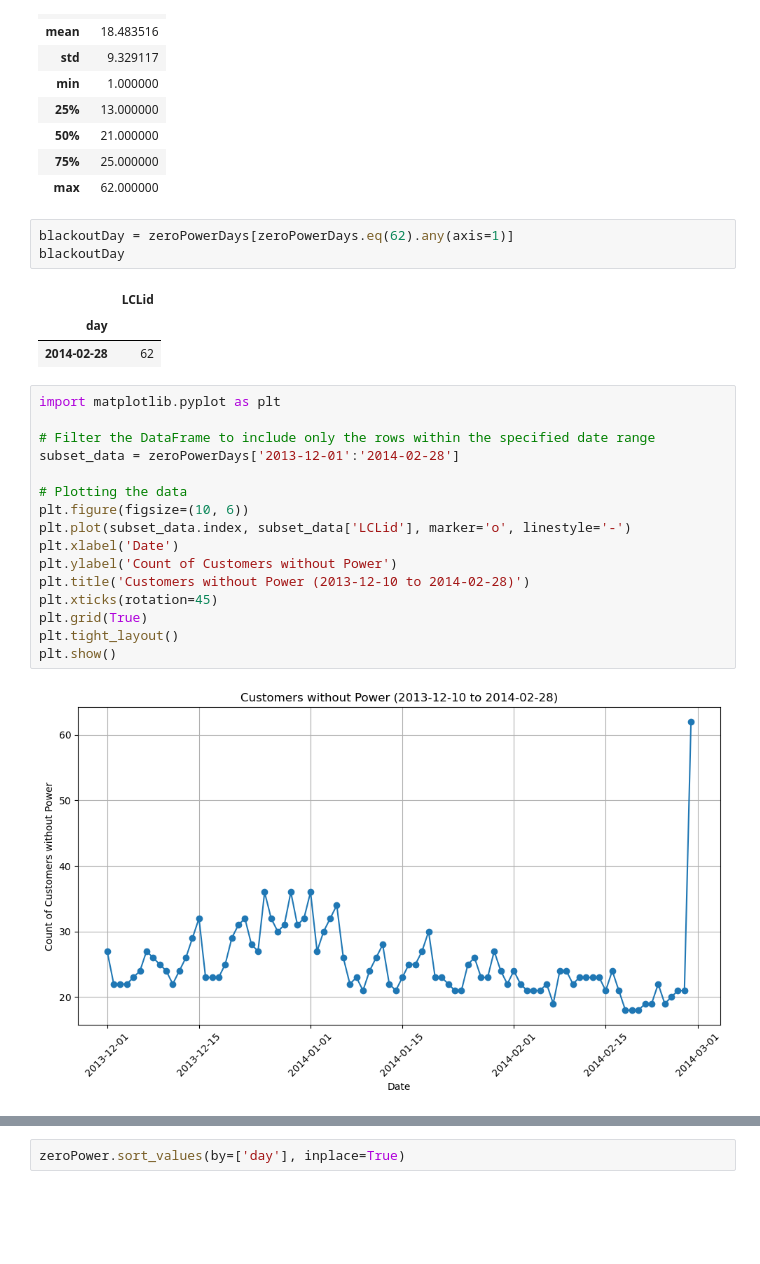
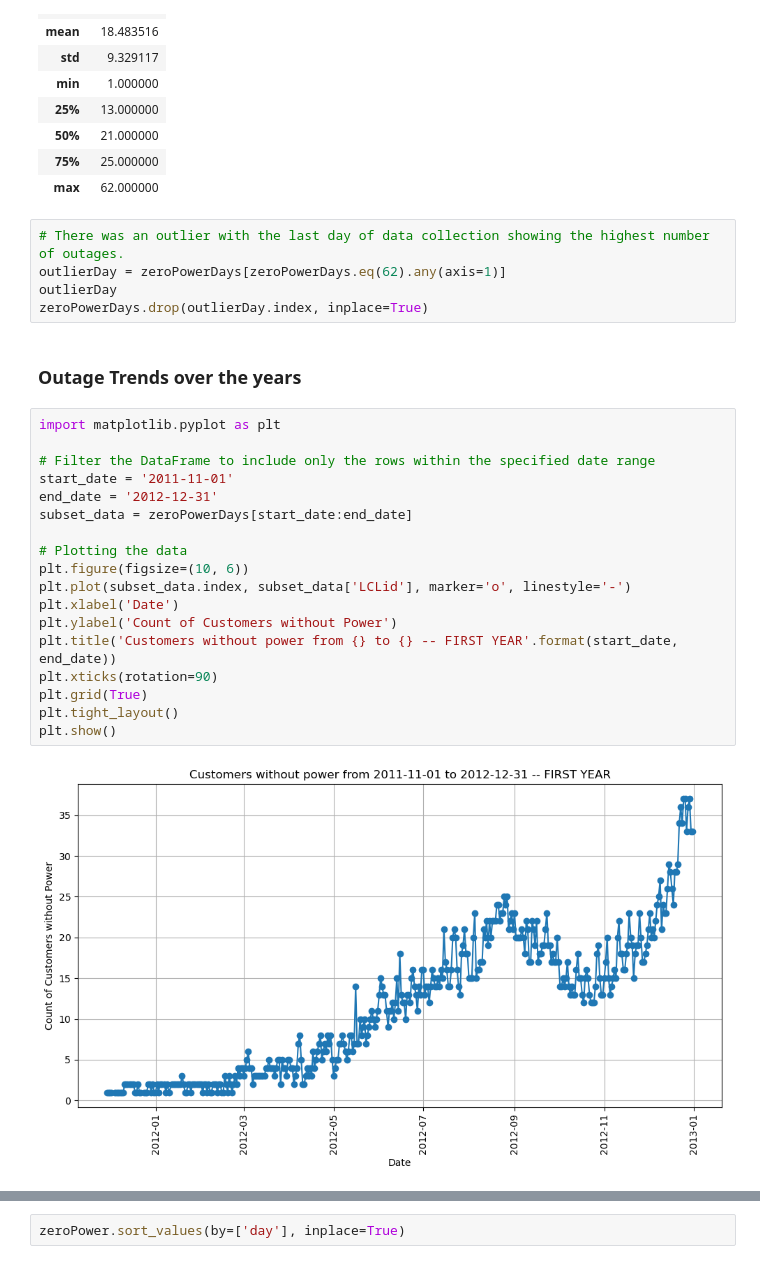
Before and after one commit to brepowell/EnergyConsumption, a Jupyter notebook: LondonDataExploration.ipynb, the cells around one changed output, grey strips where cells are left out. Saved outputs shown, nothing was run; the diff lists cells and outputs as text; blank space fills up the shorter version.

```diff
--- a/LondonDataExploration.ipynb
+++ b/LondonDataExploration.ipynb
@@ -204,28 +237,30 @@ zeroPowerDays.describe()
 | 50% | 21.000000 |
 | 75% | 25.000000 |
 | max | 62.000000 |
-# %%
-blackoutDay = zeroPowerDays[zeroPowerDays.eq(62).any(axis=1)]
-blackoutDay
-# %% [output]
-|  | LCLid |
-| day |  |
-| 2014-02-28 | 62 |
+# %%
+# There was an outlier with the last day of data collection showing the highest number of outages.
+outlierDay = zeroPowerDays[zeroPowerDays.eq(62).any(axis=1)]
+outlierDay
+zeroPowerDays.drop(outlierDay.index, inplace=True)
+# %% [markdown]
+### Outage Trends over the years
 # %%
 import matplotlib.pyplot as plt
 
 # Filter the DataFrame to include only the rows within the specified date range
-subset_data = zeroPowerDays['2013-12-01':'2014-02-28']
+start_date = '2011-11-01'
+end_date = '2012-12-31'
+subset_data = zeroPowerDays[start_date:end_date]
 
 # Plotting the data
 plt.figure(figsize=(10, 6))
 plt.plot(subset_data.index, subset_data['LCLid'], marker='o', linestyle='-')
 plt.xlabel('Date')
 plt.ylabel('Count of Customers without Power')
-plt.title('Customers without Power (2013-12-10 to 2014-02-28)')
-plt.xticks(rotation=45)
+plt.title('Customers without power from {} to {} -- FIRST YEAR'.format(start_date, end_date))
+plt.xticks(rotation=90)
 plt.grid(True)
 plt.tight_layout()
 plt.show()
 # %% [output]
-[figure, old version]
+[figure, new version]
```
Also changed, not shown: parts of 32 cells of this notebook.
